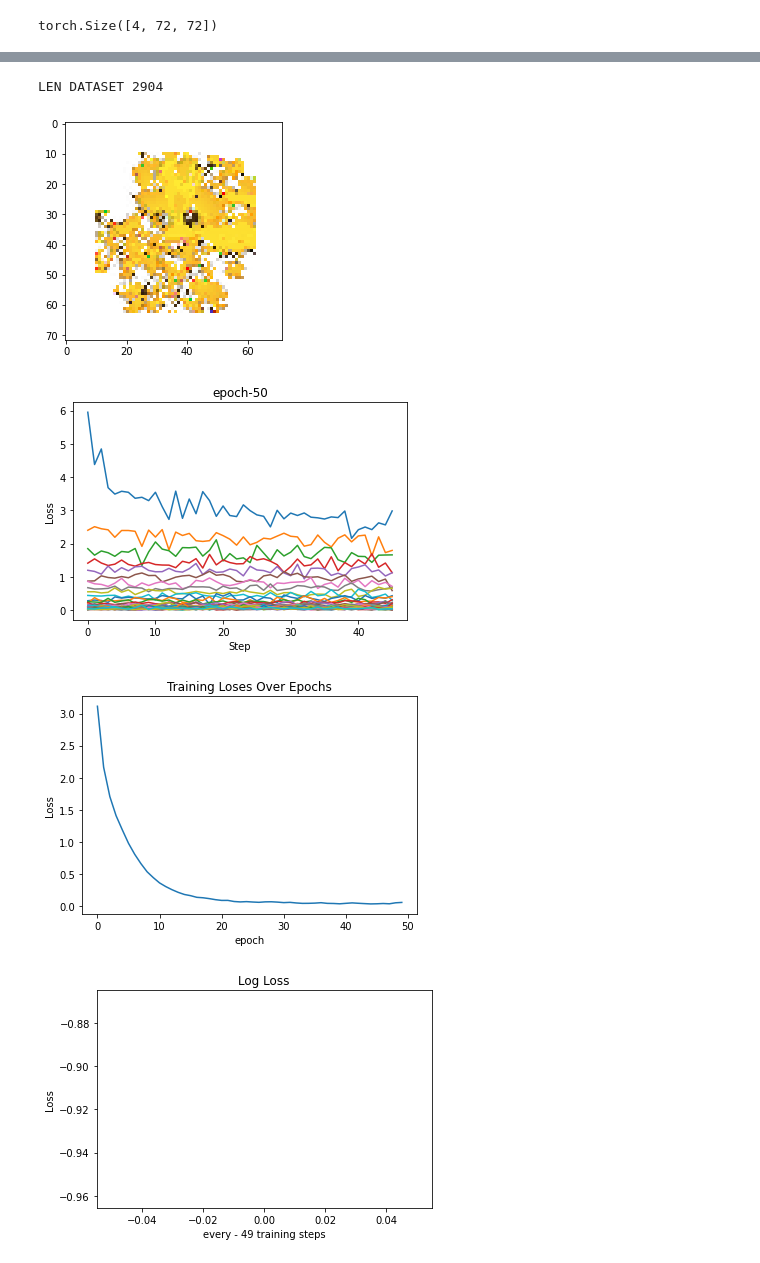
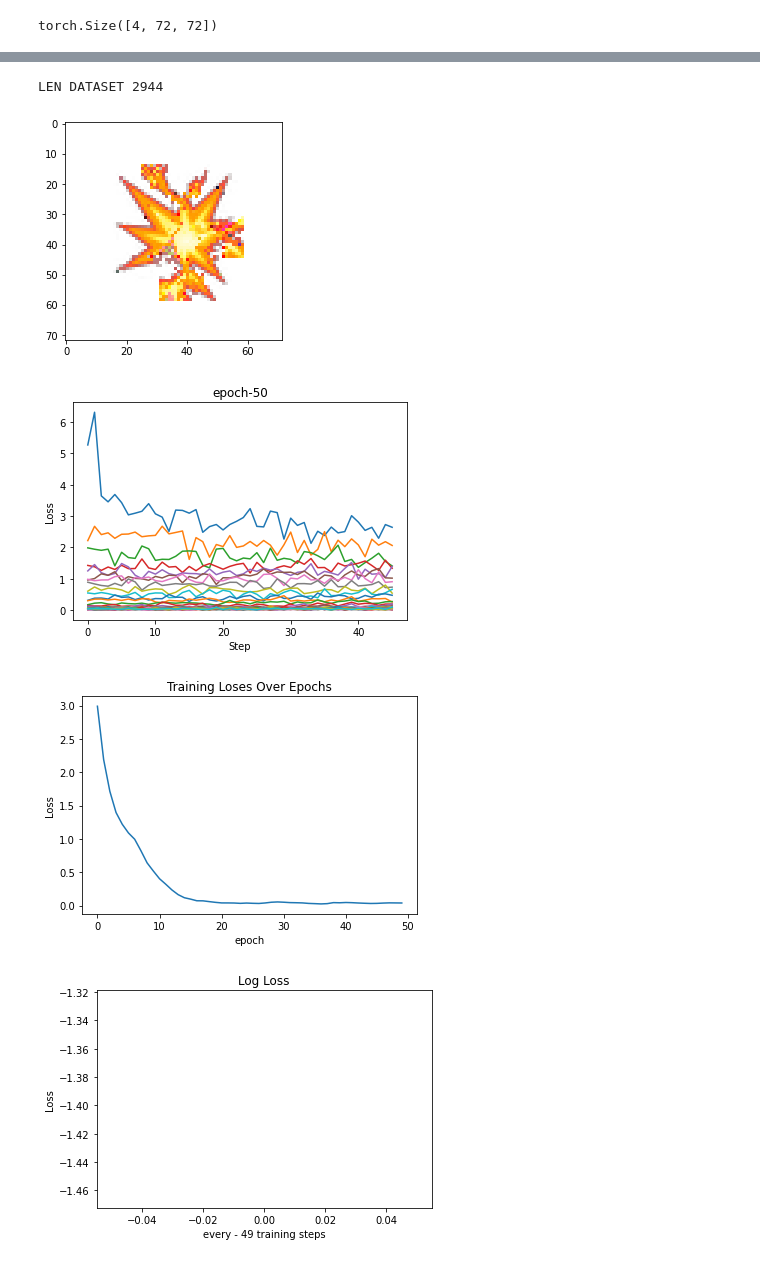
Before and after one commit to Mikcl/CellTransformer, a Jupyter notebook: Cells_are_Transformers_II.ipynb, the cells around one changed output, grey strips where cells are left out. Drawn from its saved outputs; the diff is of its cells as text; code cells hidden in the pictures.

Commit message:
Created using Colaboratory - blow emoji

```diff
--- a/Cells_are_Transformers_II.ipynb
+++ b/Cells_are_Transformers_II.ipynb
@@ -66,7 +66,7 @@ TARGET_PADDING = 16   # Number of pixels used to pad the target image border
 TARGET_SIZE = 40
 
 # 👁, 🦎  '🦎😀💥👁🐠🦋🐞🕸🥨🎄'
-TARGET_EMOJI = "😀" #@param {type:"string"}
+TARGET_EMOJI = "💥" #@param {type:"string"}
 
 EXPERIMENT_TYPE = "Growing" #@param ["Growing"] # "Persistent", "Regenerating"
 EXPERIMENT_MAP = {"Growing":0, "Persistent":1, "Regenerating":2}
@@ -83,7 +83,7 @@ DEC_SEQ_LEN = CHANNEL_N
 # %%
 #@title Tranformer Hyperparameters
 
-EPOCHS = 375 #int(1e3)
+EPOCHS = 300 #int(1e3)
 BATCH_SIZE = 16
 LEARNING_RATE = 1e-4
 # GENERATE_EVERY  = 100   # For visual results during training. .
@@ -280,8 +280,8 @@ def percieve(x):
 # instantiate model
 enc = LinearAttentionTransformerLM(
     num_tokens = NUM_TOKENS,
-    dim = 768,
-    heads = 4,
+    dim = 1024,
+    heads = 8,
     depth = 6,
     max_seq_len = ENC_SEQ_LEN,
     one_kv_head = True,
@@ -290,8 +290,8 @@ enc = LinearAttentionTransformerLM(
 
 dec = LinearAttentionTransformerLM(
     num_tokens = NUM_TOKENS,
-    dim = 768,
-    heads = 4,
+    dim = 1024,
+    heads = 8,
     depth = 6,
     causal = True,
     blindspot_size = 1,
@@ -536,8 +536,9 @@ training_dataset, EVAL_STEPS = create_training_dataset()
 print('LEN DATASET', len(training_dataset))
 data_loader = DataLoader(dataset=training_dataset, batch_size=64, shuffle=True)
 
+TRAINING_STEPS = EPOCHS
 
-for i in tqdm.tqdm(range(1,EPOCHS), mininterval=10., desc='training epochs'):
+for i in tqdm.tqdm(range(1,TRAINING_STEPS + 1), mininterval=10., desc='training epochs'):
     if (TRAIN_ON):
       losses = []
       enc.train(), dec.train()
@@ -560,9 +561,13 @@ for i in tqdm.tqdm(range(1,EPOCHS), mininterval=10., desc='training epochs'):
 
       x = generate(enc, dec, x, EVAL_STEPS)
 
-      un_clean_loss = t_loss_f(x) #loss_f(x)
+      un_clean_loss = t_loss_f(x)
       lo_n = loss_score(un_clean_loss)
       log_loss.append(lo_n)
+
+      if (lo_n < -4):
+        print('Early threshold Exit..')
+        break
 
     # Visualise progress
     if (i % VISUALISE_EVERY == 0):
@@ -571,35 +576,35 @@ for i in tqdm.tqdm(range(1,EPOCHS), mininterval=10., desc='training epochs'):
       for ep, l in enumerate(epoch_losses):
         plt.plot(l, label=f'EPOCH-{i+ep}')
 
       plt.xlabel("Step")
       plt.ylabel("Loss")
       plt.title(f"epoch-{i}")
       # plt.legend()
       plt.show()
       epoch_losses = []
 
       plt.figure()
       plt.plot(epoch_mean_losses)
 
       plt.xlabel("epoch")
       plt.ylabel("Loss")
       plt.title(f"Training Loses Over Epochs")
       plt.show()
 
       if (len(log_loss) > 0):
         plt.figure()
         plt.plot(log_loss, label=f'EPOCH-{i+ep}')
 
         plt.xlabel(f"every - {EVAL_EVERY-1} training steps")
         plt.ylabel("Loss")
         plt.title("Log Loss")
         plt.show()
 
 
     # TODO - produced x - calculate l2 loss and add to log loss - need alignment first
 # %% [output]
-LEN DATASET 2904
+LEN DATASET 2944
-[figure, old version]
+[figure, new version]
-[figure, old version]
+[figure, new version]
-[figure, old version]
+[figure, new version]
-[figure, old version]
+[figure, new version]
```
Also changed, not shown: parts of 6 cells of this notebook.
